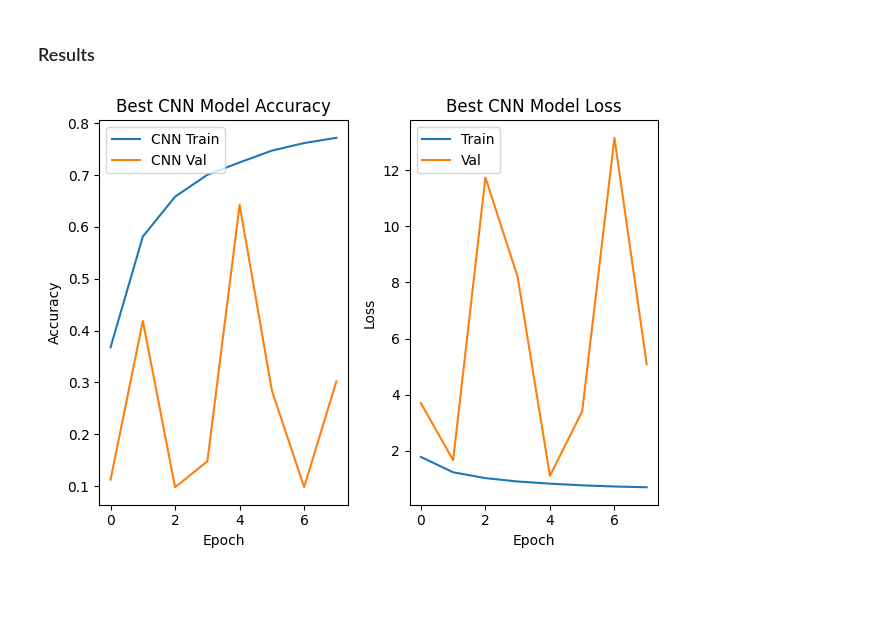
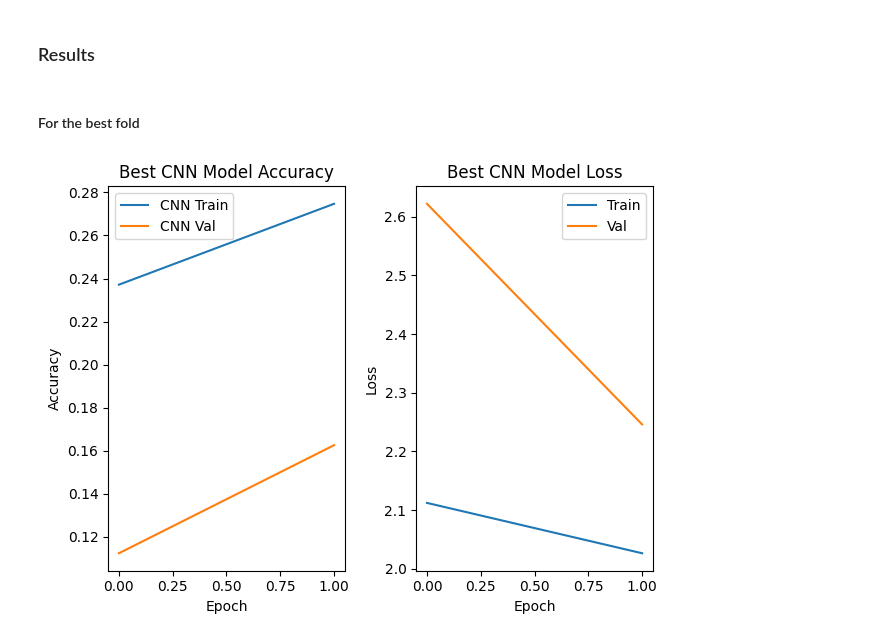
Before and after one commit to HugoBrtn/2-Projets_courts, a Jupyter notebook: Projet1-Images_chiffres/Images_chiffres_CNN.ipynb, the cells around one changed output. Drawn from its saved outputs; the diff is of its cells as text; code cells hidden in the pictures; blank space fills up the shorter version.

```diff
--- a/Projet1-Images_chiffres/Images_chiffres_CNN.ipynb
+++ b/Projet1-Images_chiffres/Images_chiffres_CNN.ipynb
@@ -59,3 +78,13 @@ for i in range(25):
 plt.show()
 # %% [output]
 [figure]
+# %%
+plt.figure(figsize=(10, 10))
+for i in range(25):
+    plt.subplot(5, 5, i+1)
+    plt.xticks([])
+    plt.yticks([])
+    plt.grid(False)
+    plt.imshow(X_test[i], cmap=plt.cm.gray)
+    plt.xlabel(y_test[i])
+plt.show()
@@ -87,13 +118,13 @@ plt.show()
 ### Parameters
 # %%
 # Parameters
-epochs_cnn = 10
+epochs_cnn = 2#10
 batch_size_cnn = 100
-k_folds = 4
+k_folds = 2 #5
 learning_rate_cnn = 0.001
 metric_cnn = ["accuracy"]  #"SparseCategoricalAccuracy"
 monitor_callback_cnn = "val_loss"
-patience_callback_cnn = 3
+patience_callback_cnn = 4
 mode_callback_cnn = None  # "max"
 # %% [markdown]
 ### Others functions
@@ -141,6 +180,7 @@ skf = StratifiedKFold(n_splits=k_folds, shuffle=True)
 fold_results = []
 best_cnn_model = None
 best_accuracy = 0.0
+best_loss = 0.0
 best_cnn_history = None
 best_histories = [(None, 0.0) for i in range (k_folds)]
 
@@ -170,25 +210,15 @@ for fold, (train_idx, val_idx) in enumerate(skf.split(X_train_cnn, y_train)):
     print(f"Validation accuracy for fold {fold + 1}: {val_accuracy:.4f}")
 
     # Store the results
-    fold_results.append(val_accuracy)
+    fold_results.append((val_accuracy, val_loss))
 
     if val_accuracy > best_histories[fold][1] :
-        best_histories[fold] = (cnn_model, val_accuracy)
+        best_histories[fold] = (cnn_model, val_accuracy, val_loss, history)
 
     # Kepp the best model
-    if val_accuracy > best_accuracy:
+    if val_accuracy > best_accuracy :
         best_accuracy = val_accuracy
+        best_loss = val_loss
         best_cnn_model = cnn_model
         best_cnn_history = history
-
-# Print the result
-print("\nCross-validation results:")
-for i, accuracy in enumerate(fold_results):
-    print(f"Fold {i + 1}: Validation accuracy = {accuracy:.4f}")
-
-print(f"\nBest validation accuracy: {best_accuracy:.4f}")
-
-# Retourner le meilleur modèle
-print("\nBest model summary:")
-best_cnn_model.summary()
 # %% [output]
@@ -210,27 +309,29 @@ Epoch 7/10
 # %% [markdown]
 ### Results
+# %% [markdown]
+#### For the best fold
 # %%
 # Accuracy
 plt.subplot(1, 2, 1)
 plt.plot(best_cnn_history.history["accuracy"], label='CNN Train')
-plt.plot(best_cnn_history.history['val_' + "accuracy"], label='CNN Val')
+plt.plot(best_cnn_history.history['val_accuracy'], label='CNN Val')
 plt.title('Best CNN Model Accuracy')
 plt.ylabel('Accuracy')
 plt.xlabel('Epoch')
 plt.legend()
 
 # Loss
 plt.subplot(1, 2, 2)
 plt.plot(best_cnn_history.history['loss'], label='Train')
 plt.plot(best_cnn_history.history['val_loss'], label='Val')
 plt.title('Best CNN Model Loss')
 plt.ylabel('Loss')
 plt.xlabel('Epoch')
 plt.legend()
 
 plt.tight_layout()
 plt.show()
 # %% [output]
-[figure, old version]
+[figure, new version]
 # %%
 # Predict classes using the cnn model
```
Also changed, not shown: parts of 15 cells of this notebook, 9 other files.
